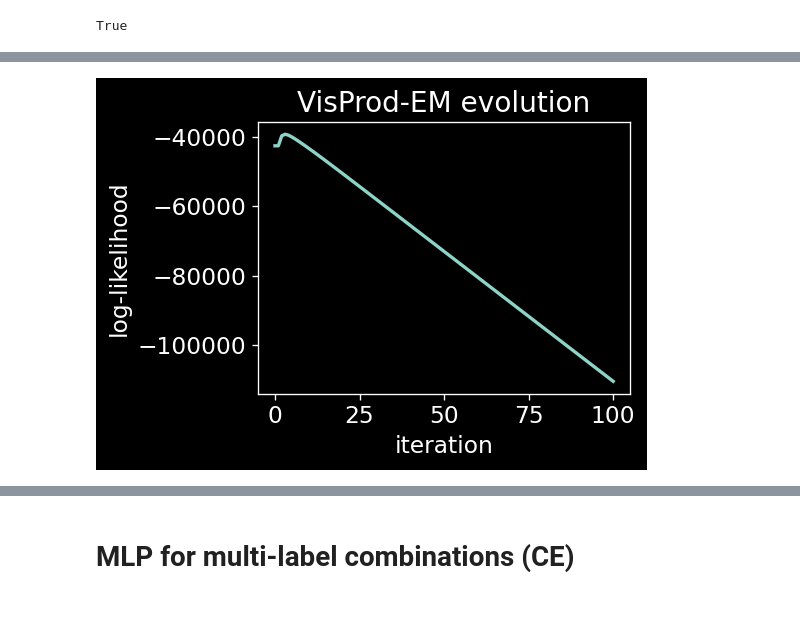
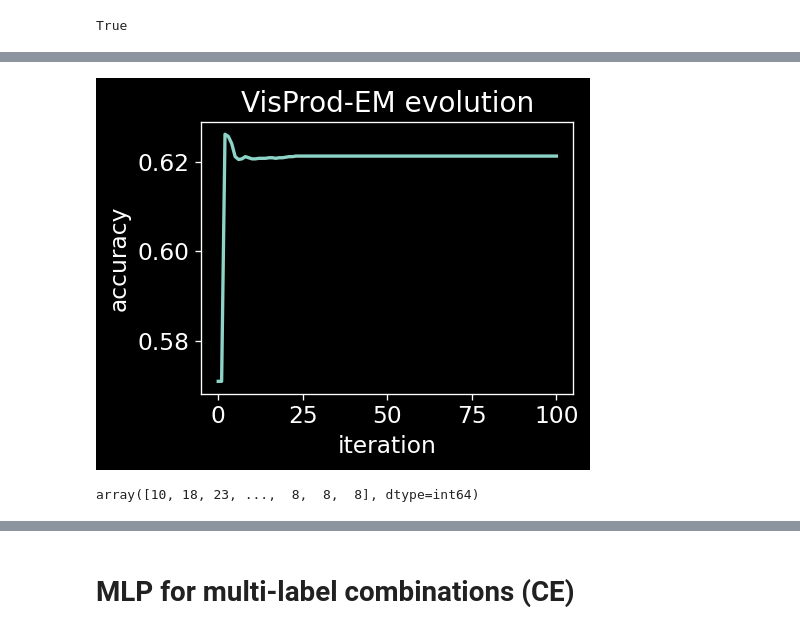
Before and after one commit to Ozziko/causal_comp, a Jupyter notebook: MLLS.ipynb, the cells around one changed output, grey strips where cells are left out. Saved outputs shown, nothing was run; the diff lists cells and outputs as text; code cells hidden in the pictures.

```diff
--- a/MLLS.ipynb
+++ b/MLLS.ipynb
@@ -559,11 +559,11 @@ if args.dataset_variant == 'OZ':
     i_sampling = 0
 
     while invalid_sampling:
-        unseen_label_dist = global_label_combs.sample(frac=unseen_ovr_tot,
+        seen_label_dist = global_label_combs.sample(frac=unseen_ovr_tot,
             random_state=max_i_sampling*data_seed+i_sampling)
-        unseen_label_dist_pivot = unseen_label_dist.pivot(index=label_cols[0], columns=label_cols[1], values='global samples')
+        seen_label_dist_pivot = seen_label_dist.pivot(index=label_cols[0], columns=label_cols[1], values='global samples')
 
-        if unseen_label_dist_pivot.shape == global_label_combs_pivot.shape:
+        if seen_label_dist_pivot.shape == global_label_combs_pivot.shape:
             invalid_sampling = False
             print(f"succeeded sampling with all unique label values in iteration {i_sampling}")
         i_sampling += 1
@@ -574,8 +574,8 @@ if args.dataset_variant == 'OZ':
 succeeded sampling with all unique label values in iteration 0
 # %%
 if args.dataset_variant == 'OZ':
-    seen_combs_idx = set(global_label_combs.index) - set(unseen_label_dist.index)
-    seen_label_dist = global_label_combs.loc[list(seen_combs_idx)]
+    unseen_combs_idx = set(global_label_combs.index) - set(seen_label_dist.index)
+    unseen_label_dist = global_label_combs.loc[list(unseen_combs_idx)]
     assert len(set(seen_label_dist.index) & set(unseen_label_dist.index)) == 0
 
     label_dists_df = global_label_combs.copy()
@@ -988,16 +996,18 @@ VisProd_EM_evolution, VisProd_EM_shift_probs = EM(Y=Y_comb, Y_probs=Y_VisProd_pr
 # %%
-# metric = 'accuracy'
-metric = 'log-likelihood'
+metric = 'accuracy'
+# metric = 'log-likelihood'
 # -----------------------------
 plt.figure(figsize=(4,3))
 VisProd_EM_evolution[metric].plot(ax=plt.gca(), linewidth=2)
 plt.ylabel(metric)
 plt.title("VisProd-EM evolution");
 # %% [output]
-[figure, old version]
+[figure, new version]
 # %%
 Y_VisProdEM_preds = VisProd_EM_shift_probs.argmax(1)
 Y_VisProdEM_preds
+# %% [output]
+array([10, 18, 23, ...,  8,  8,  8], dtype=int64)
 # %%
 phase = 'test'
 
```
Also changed, not shown: parts of 15 cells of this notebook.
